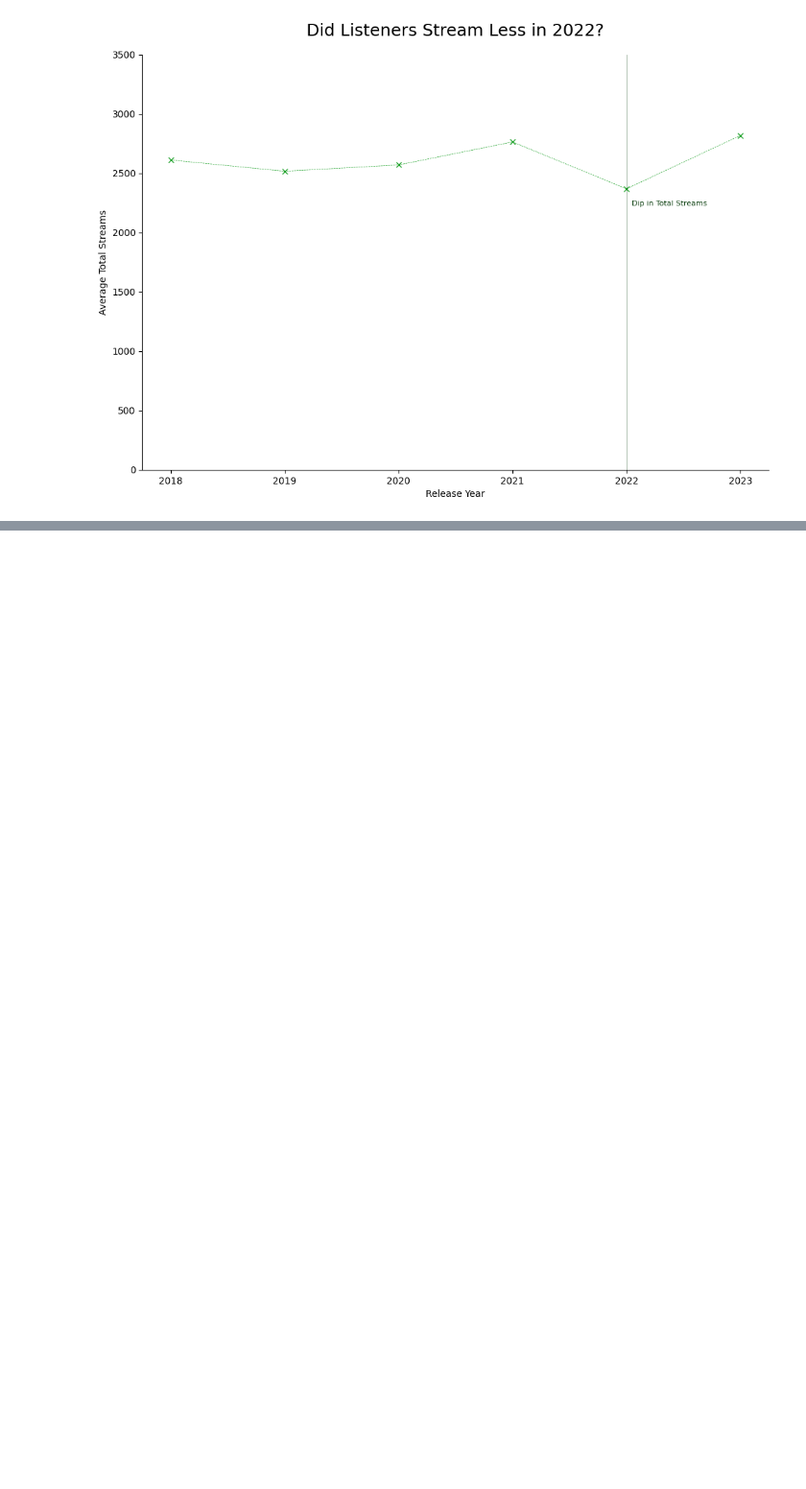
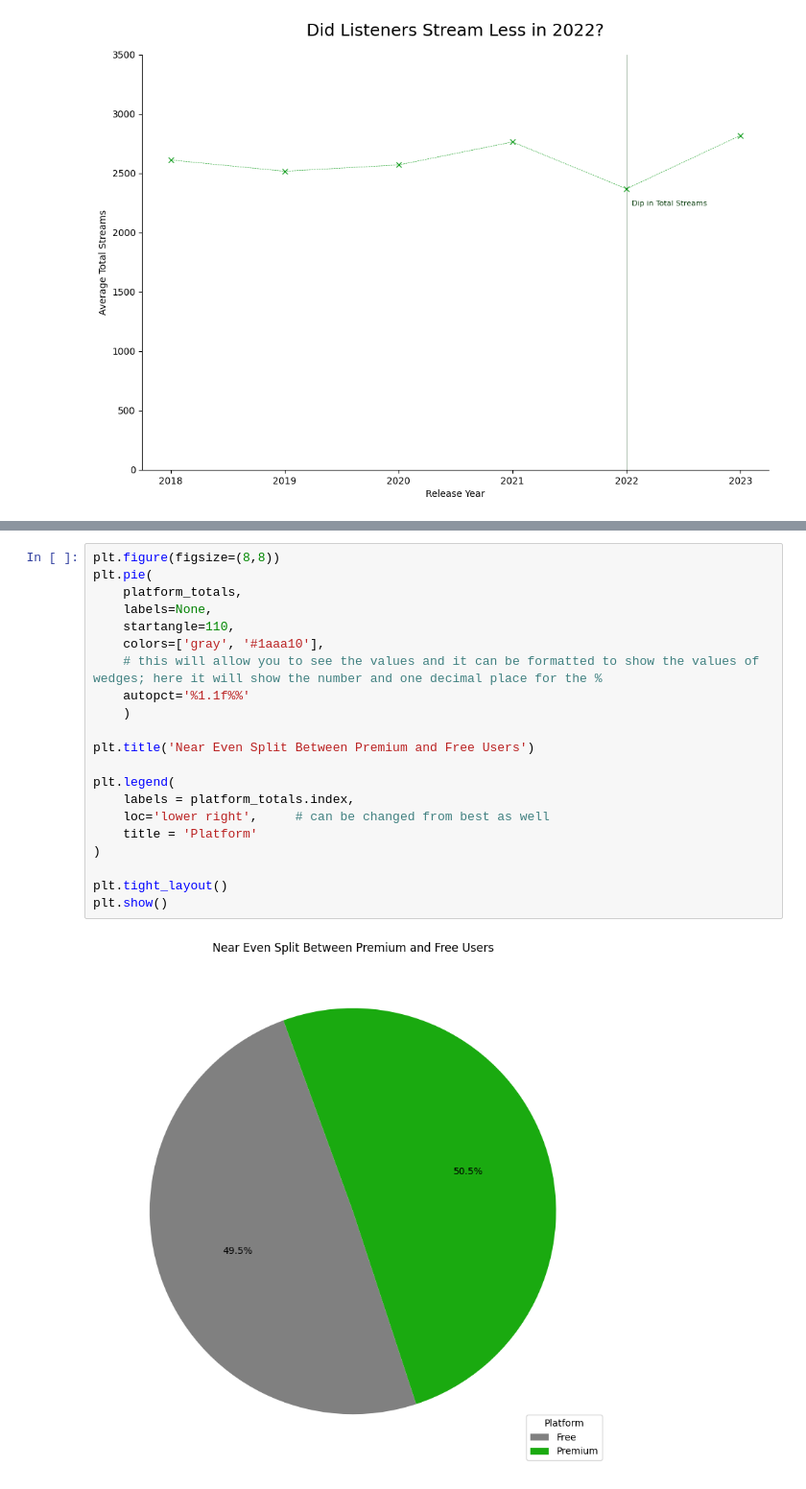
Before and after one commit to kc0leman/learning_plots_kyle, a Jupyter notebook: notebooks/intro_matplotlib_lesson_follow.ipynb, the cells around one changed output, grey strips where cells are left out. Shown at 96% size. Cells and saved outputs as stored; diff of their text form; blank space fills up the shorter version.

```diff
--- a/notebooks/intro_matplotlib_lesson_follow.ipynb
+++ b/notebooks/intro_matplotlib_lesson_follow.ipynb
@@ -355,0 +394,23 @@ plt.show()
+# %%
+plt.figure(figsize=(8,8))
+plt.pie(
+    platform_totals,
+    labels=None,
+    startangle=110,
+    colors=['gray', '#1aaa10'],
+    # this will allow you to see the values and it can be formatted to show the values of wedges; here it will show the number and one decimal place for the %
+    autopct='%1.1f%%'
+    )
+
+plt.title('Near Even Split Between Premium and Free Users')
+
+plt.legend(
+    labels = platform_totals.index,
+    loc='lower right',     # can be changed from best as well
+    title = 'Platform'
+)
+
+plt.tight_layout()
+plt.show()
+# %% [output]
+[figure, added]
```
Also changed, not shown: parts of 4 cells of this notebook.
